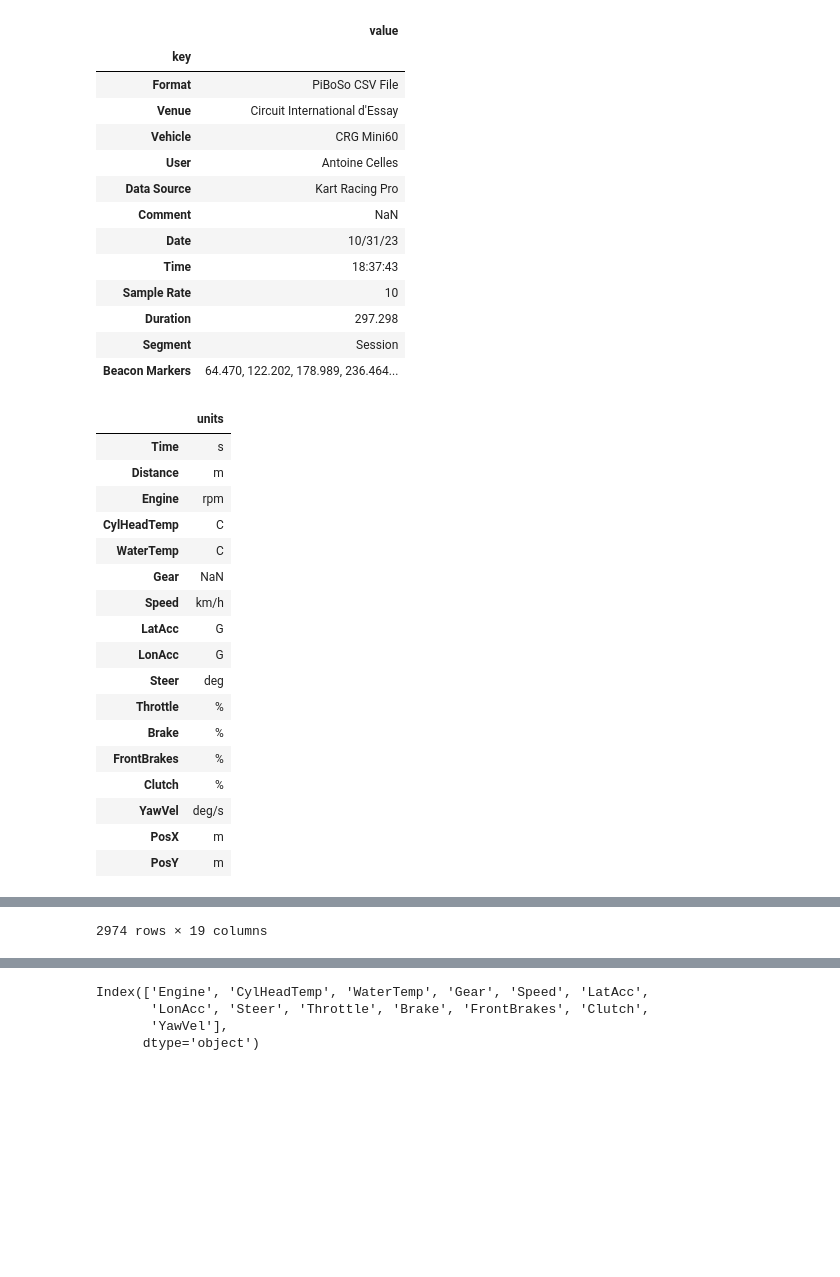
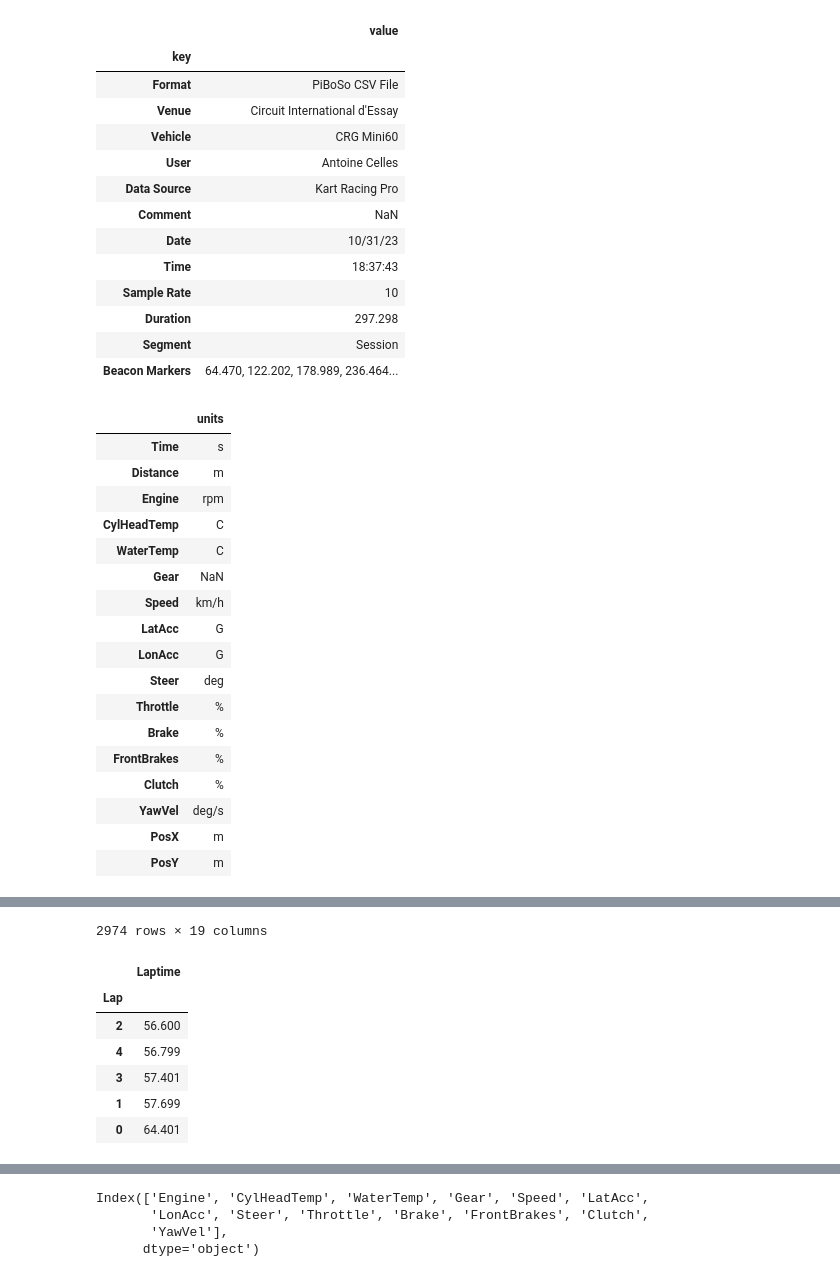
Before and after one commit to scls19fr/krp_python_telemetry, a Jupyter notebook: telemetry.ipynb, the cells around one changed output, grey strips where cells are left out. Cells and saved outputs as stored; diff of their text form; code cells hidden in the pictures; blank space fills up the shorter version.

Commit message:
Laptime

```diff
--- a/telemetry.ipynb
+++ b/telemetry.ipynb
@@ -32,7 +32,10 @@ def load_krp_file(fname):
 
     df = df.set_index("Time")
     laps = df["Lap"].unique()
-    return df_head, units.to_frame(), df, laps
+
+    laptimes = df.groupby("Lap")["Laptime"].last()[0:-1]
+
+    return df_head, units.to_frame(), df, laps, laptimes
 
 def get_lap_data(df, lap):
     df_lap = df[df["Lap"] == lap]
@@ -47,10 +50,11 @@ def plot_lap_data(df, values="Engine"):
         fig.add_scatter(x=df_lap.index, y=df_lap[values], mode='lines', name=str(lap))
     fig.show()
 
-df_head, df_units, df, laps = load_krp_file(fname)
+df_head, df_units, df, laps, laptimes = load_krp_file(fname)
 display(df_head)
 display(df_units)
 display(df)
+display(laptimes.sort_values().to_frame())
 # %% [output]
 A value is trying to be set on a copy of a slice from a DataFrame
 
@@ -74,33 +81,40 @@ See the caveats in the documentation: https://pandas.pydata.org/pandas-docs/stab
 | Distance | m |
 | Engine | rpm |
 | CylHeadTemp | C |
 | WaterTemp | C |
 | Gear | NaN |
 | Speed | km/h |
 | LatAcc | G |
 | LonAcc | G |
 | Steer | deg |
 | Throttle | % |
 | Brake | % |
 | FrontBrakes | % |
 | Clutch | % |
 | YawVel | deg/s |
 | PosX | m |
 | PosY | m |
 |  | Distance | Engine | CylHeadTemp | WaterTemp | Gear | Speed | LatAcc | LonAcc | Steer | Throttle | ... |
 | Time |  |  |  |  |  |  |  |  |  |  | ... |
 | 1970-01-01 00:00:00.002 | 43.049 | 2198.0 | 124.991264 | 0.0 | 0.0 | 0.070633 | 0.002549 | 0.000202 | -1.173652 | 16.666660 | ... |
 | 1970-01-01 00:00:00.101 | 43.049 | 2177.0 | 124.556961 | 0.0 | 0.0 | 0.545799 | 0.001613 | 0.014398 | -1.173652 | 18.562508 | ... |
 | 1970-01-01 00:00:00.200 | 43.049 | 2176.0 | 124.134369 | 0.0 | 0.0 | 0.501256 | -0.008634 | 0.023318 | -1.173652 | 18.588047 | ... |
 | 1970-01-01 00:00:00.300 | 43.049 | 2176.0 | 123.705948 | 0.0 | 0.0 | 0.304337 | -0.000904 | 0.016425 | -1.173652 | 18.588333 | ... |
 | 1970-01-01 00:00:00.400 | 43.049 | 2176.0 | 123.280342 | 0.0 | 0.0 | 0.155313 | 0.007863 | 0.012276 | -1.173652 | 18.588333 | ... |
 | ... | ... | ... | ... | ... | ... | ... | ... | ... | ... | ... | ... |
 | 1970-01-01 00:04:56.900 | 82.974 | 8986.0 | 103.760742 | 0.0 | 0.0 | 65.771088 | 1.100487 | -0.324477 | 12.073339 | 0.000000 | ... |
 | 1970-01-01 00:04:57.000 | 85.098 | 8750.0 | 103.411682 | 0.0 | 0.0 | 64.806839 | 0.658116 | -0.194999 | 10.702374 | 0.000000 | ... |
 | 1970-01-01 00:04:57.101 | 87.192 | 8632.0 | 103.064720 | 0.0 | 0.0 | 63.726986 | 1.066653 | -0.374704 | 12.521113 | 0.000000 | ... |
 | 1970-01-01 00:04:57.200 | 89.200 | 8626.0 | 102.726723 | 0.0 | 0.0 | 62.621548 | 1.032367 | -0.257688 | 11.918552 | 0.000000 | ... |
 | 1970-01-01 00:04:57.300 | 91.201 | 8355.0 | 102.383896 | 0.0 | 0.0 | 61.656729 | 0.927830 | -0.327591 | 13.350327 | 0.000000 | ... |
 2974 rows × 19 columns
+|  | Laptime |
+| Lap |  |
+| 2 | 56.600 |
+| 4 | 56.799 |
+| 3 | 57.401 |
+| 1 | 57.699 |
+| 0 | 64.401 |
 # %%
 df["Distance"].plot()
 # %% [output]
```
Also changed, not shown: parts of 3 cells of this notebook.
